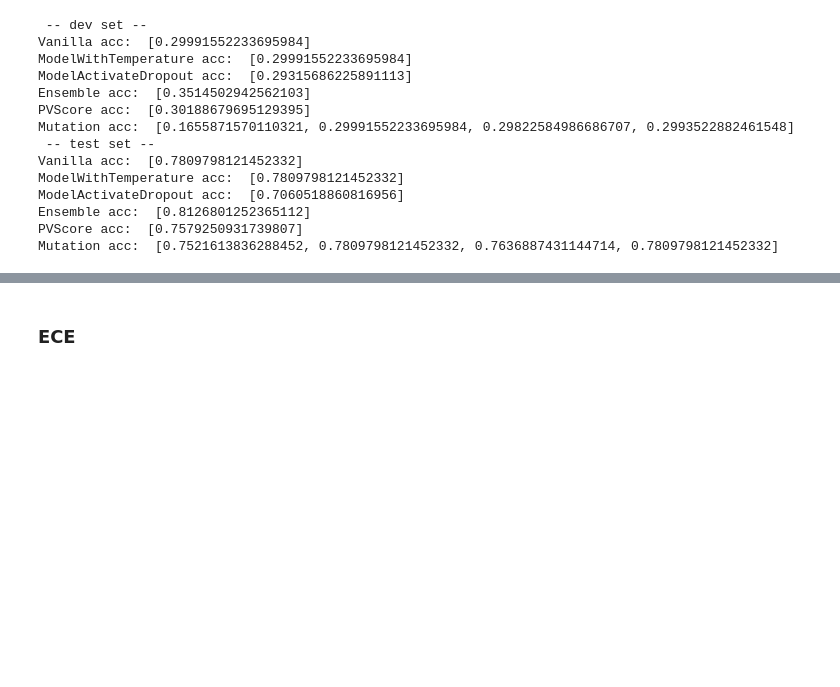
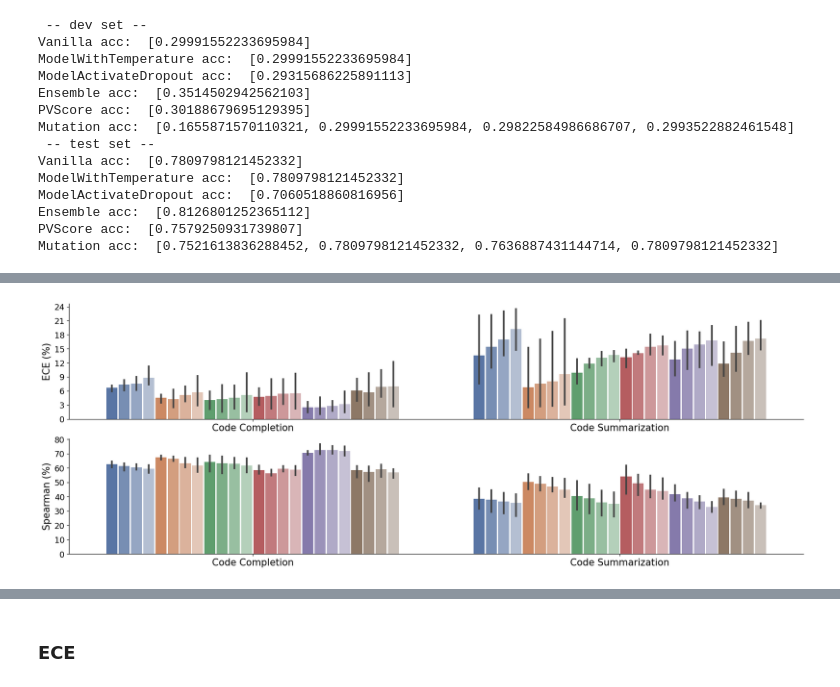
Before and after one commit to yul091/UncertaintyPL, a Jupyter notebook: notebooks/plot_acc.ipynb, the cells around one changed output, grey strips where cells are left out. Cells and saved outputs as stored; diff of their text form; code cells hidden in the pictures; blank space fills up the shorter version.

```diff
--- a/notebooks/plot_acc.ipynb
+++ b/notebooks/plot_acc.ipynb
@@ -937,0 +992,92 @@ Mutation acc:  [0.7521613836288452, 0.7809798121452332, 0.7636887431144714, 0.78
+# %%
+# Define the data as a dictionary
+data = {
+    'split': (['In-dist.'] * 6 + ['Shift 1'] * 6 + ['Shift 2'] * 6 + ['Shift 3'] * 6) * 3 * 2,
+    'Correlation': [
+        64.57, 68.57, 68.74, 61.63, 70.08, 53.41, # CC-time-in-dist
+        63.26, 67.98, 68.18, 59.01, 76.73, 51.07, # CC-time-shift1
+        62.73, 67.25, 67.13, 61.48, 75.24, 53.89, # CC-time-shift2
+        61.97, 66.72, 66.73, 61.41, 75.06, 53.02, # CC-time-shift3
+        63.52, 65.77, 66.02, 58.21, 71.96, 61.47, # CC-project-in-dist
+        62.73, 64.94, 65.30, 55.52, 70.77, 59.78, # CC-project-shift1
+        61.73, 62.75, 62.55, 59.80, 72.28, 62.47, # CC-project-shift2
+        59.99, 61.45, 61.83, 60.37, 71.85, 58.17, # CC-project-shift3
+        60.31, 68.15, 57.74, 56.08, 69.42, 60.39, # CC-author-in-dist
+        58.16, 66.76, 56.44, 54.19, 69.62, 61.04, # CC-author-shift1
+        57.30, 60.31, 59.73, 57.55, 70.13, 61.52, # CC-author-shift2
+        56.76, 57.30, 56.89, 55.10, 68.70, 59.29, # CC-author-shift3
+
+        38.54, 45.27, 50.94, 41.95, 40.04, 38.52, # CS-time-shift2
+        39.92, 44.31, 48.43, 41.12, 42.67, 43.46, # CS-time-in-dist
+        39.49, 43.65, 44.27, 40.56, 40.46, 42.55, # CS-time-shift1
+        38.69, 42.09, 42.87, 40.14, 33.11, 34.82, # CS-time-shift3
+        45.98, 49.88, 30.98, 61.67, 48.09, 44.88, # CS-project-shift2
+        44.48, 48.66, 28.41, 51.78, 41.90, 39.12, # CS-project-in-dist
+        42.57, 44.70, 26.76, 39.43, 37.49, 36.58, # CS-project-shift1
+        41.71, 39.69, 25.98, 38.44, 36.44, 35.43, # CS-project-shift3
+        31.46, 55.76, 39.35, 59.06, 37.27, 34.69, # CS-author-shift2
+        29.29, 53.82, 39.38, 55.34, 32.24, 33.41, # CS-author-in-dist
+        28.23, 53.24, 36.63, 54.67, 31.95, 32.47, # CS-author-shift1
+        26.61, 52.65, 36.56, 52.78, 29.22, 32.20, # CS-author-shift3
+    ],
+    'ECE': [
+        6.88, 5.20, 4.24, 4.70, 2.44, 5.92, # CC-time-in-dist
+        7.63, 3.85, 4.05, 3.99, 1.72, 4.30, # CC-time-shift1
+        7.44, 4.72, 4.11, 4.39, 2.65, 5.86, # CC-time-shift2
+        7.72, 4.98, 3.85, 4.59, 2.20, 5.84, # CC-time-shift3
+        7.13, 4.91, 5.93, 6.61, 3.61, 8.58, # CC-project-in-dist
+        8.36, 6.28, 7.25, 8.49, 4.65, 9.81, # CC-project-shift1
+        8.99, 6.96, 7.12, 8.55, 3.87, 10.47, # CC-project-shift2
+        11.22, 9.22, 9.73, 9.72, 5.90, 12.21, # CC-project-shift3
+        5.87, 3.43, 2.06, 2.99, 1.44, 3.86, # CC-author-in-dist
+        6.12, 2.49, 1.56, 2.21, 1.06, 2.92, # CC-author-shift1
+        6.14, 3.71, 2.24, 3.20, 1.72, 4.13, # CC-author-shift3
+        7.35, 2.84, 1.63, 2.21, 1.44, 2.73, # CC-author-shift3
+
+        22.09, 2.67, 12.79, 13.74, 12.23, 16.40, # CS-time-in-dist
+        22.18, 2.68, 12.90, 13.98, 15.85, 19.67, # CS-time-shift1
+        22.95, 2.89, 13.56, 14.39, 18.53, 20.53, # CS-time-shift2
+        23.47, 3.11, 14.17, 15.61, 18.77, 20.99, # CS-time-shift3
+        7.52, 15.24, 7.51, 14.79, 9.27, 9.72, # CS-project-in-dist
+        10.93, 16.97, 10.93, 14.48, 10.69, 10.31, # CS-project-shift1
+        14.33, 18.58, 14.33, 17.99, 11.04, 13.84, # CS-project-shift2
+        19.55, 21.37, 14.55, 17.64, 11.54, 14.83, # CS-project-shift3
+        10.98, 2.51, 9.27, 11.01, 16.53, 9.23, # CS-author-in-dist
+        13.14, 2.96, 11.68, 13.82, 18.67, 12.48, # CS-author-shift1
+        13.53, 2.74, 11.44, 13.72, 18.01, 15.55, # CS-author-shift2
+        14.69, 4.25, 12.34, 13.76, 19.87, 15.75, # CS-author-shift3
+    ],
+    # 'Accuracy': [
+    # ],
+    'Task': ['Code Completion'] * 6 * 12 + ['Code Summarization'] * 6 * 12,
+    'method': (['Base-in', 'TS-in', 'MCD-in', 'DE-in', 'MT-in', 'DS-in'] + ['Base-1', 'TS-1', 'MCD-1', 'DE-1', 'MT-1', 'DS-1'] + ['Base-2', 'TS-2', 'MCD-2', 'DE-2', 'MT-2', 'DS-2'] + ['Base-3', 'TS-3', 'MCD-3', 'DE-3', 'MT-3', 'DS-3']) * 3 * 2,
+    'shift': (['different_time'] * 24 + ['different_project'] * 24 + ['different_author'] * 24) * 2
+}
+# Convert the dictionary to a DataFrame
+df = pd.DataFrame(data)
+
+# Use deep color palette
+fig, axs = plt.subplots(2, 1, figsize=(17, 7))
+sns.set_palette('deep')
+
+# Follow the order of the method_order
+for i, metric in enumerate(['ECE', 'Correlation']):
+    sns.barplot(data=df, x='Task', y=metric, hue='method', hue_order=method_order, palette=color_palette, ax=axs[i])
+    # Do not show top and right frame lines
+    axs[i].spines['top'].set_visible(False)
+    axs[i].spines['right'].set_visible(False)
+    axs[i].set_xlabel('')
+    axs[i].set_xticklabels(['Code Completion', 'Code Summarization'], fontsize=15)
+    axs[i].set_ylabel(metric2y[metric], fontsize=15)
+    axs[i].tick_params(axis='y', labelsize=13) # modify yticks fontsize
+    axs[i].get_legend().remove() # remove legend
+    axs[i].yaxis.set_major_locator(MaxNLocator(integer=True)) # keep only integer yticks
+    width_changer(axs[i], .03)
+
+# Adjust the layout
+plt.tight_layout()
+plt.subplots_adjust(top=0.85)  # Adjust the top to make space for the legend
+plt.savefig('../Figure/calibration_codegpt.pdf', bbox_inches='tight')
+plt.show()
+# %% [output]
+[figure, added]
```
Also changed, not shown: parts of 5 cells of this notebook, 35 other files.
